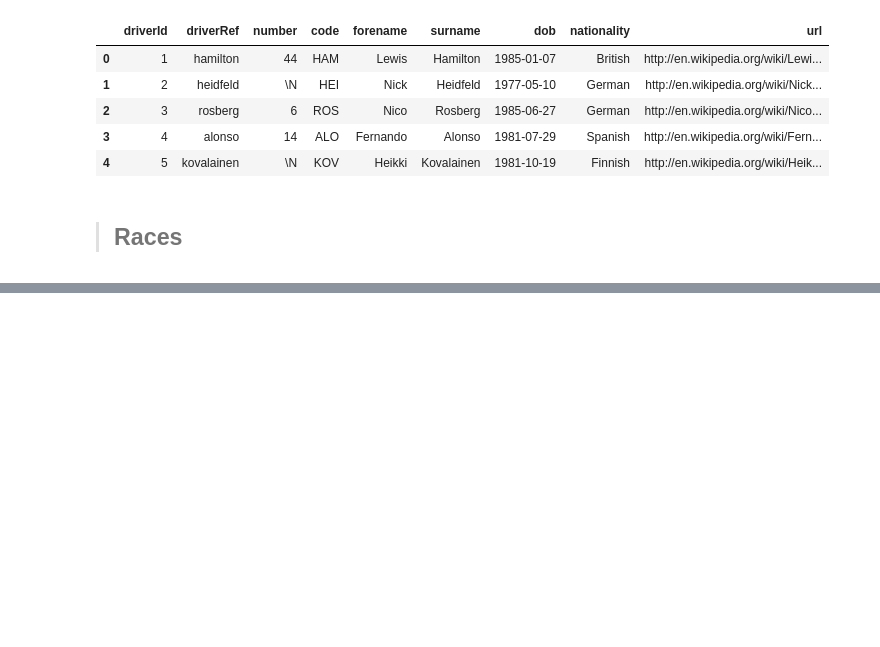
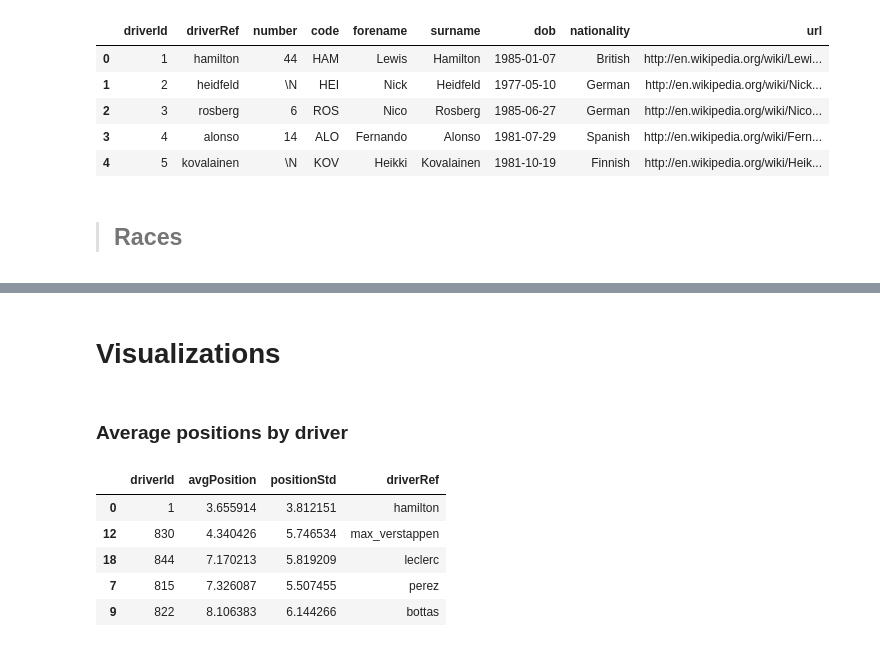
Before and after one commit to TBillaudeau/F1-ML-Prediction, a Jupyter notebook: notebooks/EDA.ipynb, the cells around one changed output, grey strips where cells are left out. Saved outputs shown, nothing was run; the diff lists cells and outputs as text; code cells hidden in the pictures; blank space fills up the shorter version.

Commit message:
Generale visualisation of data

```diff
--- a/notebooks/EDA.ipynb
+++ b/notebooks/EDA.ipynb
@@ -252,0 +234,30 @@ plt.show()
+# %% [markdown]
+# Visualizations
+# %% [markdown]
+### Average positions by driver
+# %%
+# Average finishing positions for drivers
+driver_avg_positions = df_results.groupby('driverId')['positionOrder'].mean().reset_index()
+driver_avg_positions.columns = ['driverId', 'avgPosition']
+
+# Standard deviation of finishing positions for drivers
+# In simple terms, it shows how much the drivers' finishing positions vary
+driver_position_std = df_results.groupby('driverId')['positionOrder'].std().reset_index()
+driver_position_std.columns = ['driverId', 'positionStd']
+
+# Merge the average and standard deviation
+driver_performance = pd.merge(driver_avg_positions, driver_position_std, on='driverId')
+
+# Merge with drivers data to add the driver's name
+driver_performance = pd.merge(driver_performance, df_drivers[['driverId', 'driverRef']], on='driverId')
+
+# Print first rows ordered by lowest average position
+driver_performance = driver_performance.sort_values(by='avgPosition', ascending=True)
+driver_performance.head()
+# %% [output]
+|  | driverId | avgPosition | positionStd | driverRef |
+| 0 | 1 | 3.655914 | 3.812151 | hamilton |
+| 12 | 830 | 4.340426 | 5.746534 | max_verstappen |
+| 18 | 844 | 7.170213 | 5.819209 | leclerc |
+| 7 | 815 | 7.326087 | 5.507455 | perez |
+| 9 | 822 | 8.106383 | 6.144266 | bottas |
```
Also changed, not shown: parts of 9 cells of this notebook.
